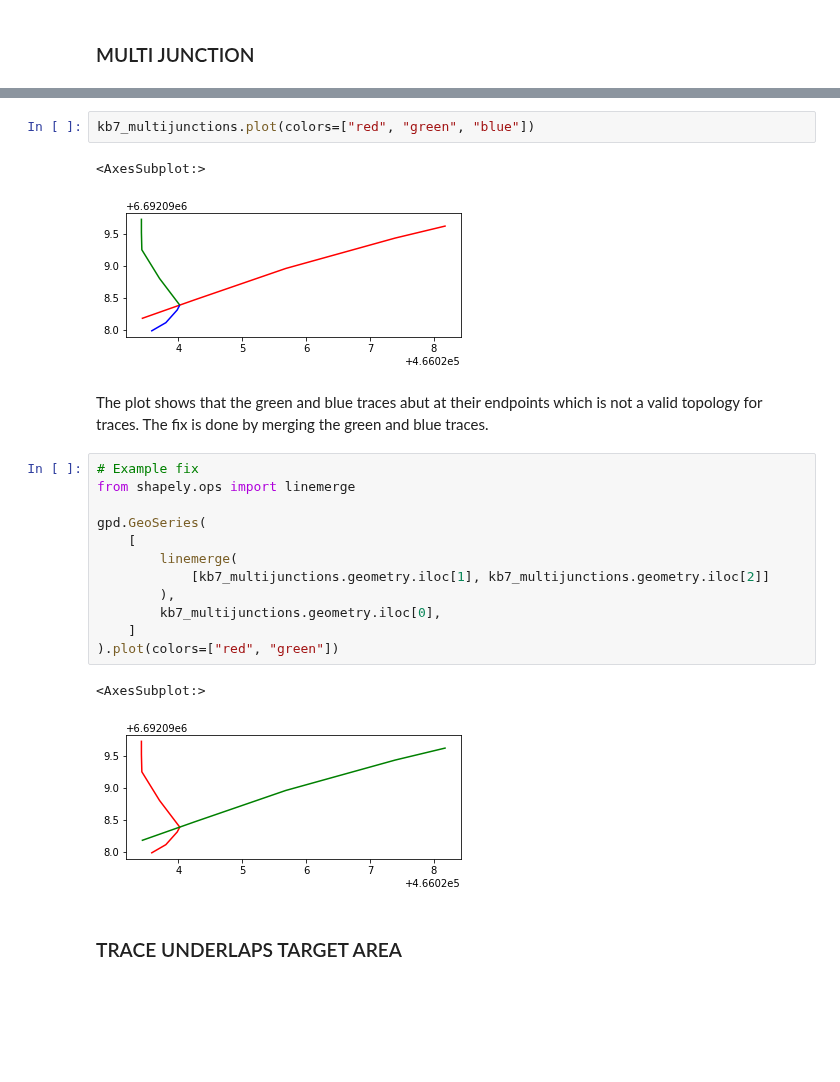
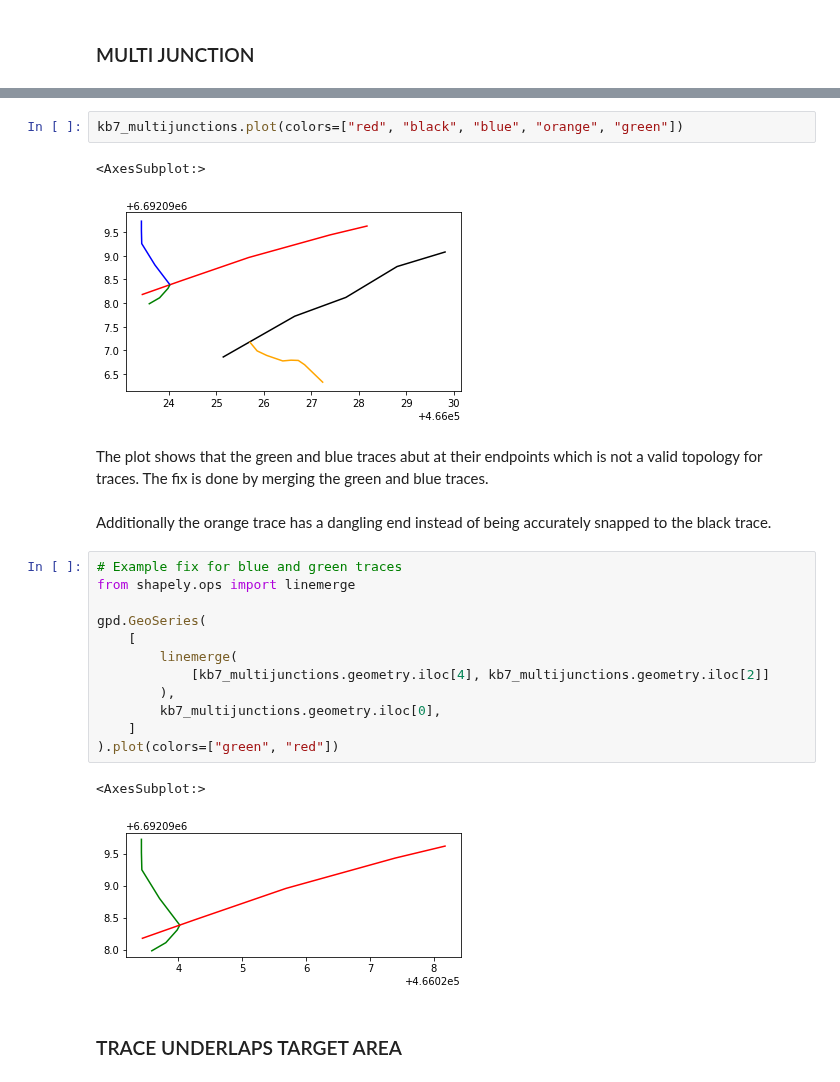
Before and after one commit to nialov/fractopo, a Jupyter notebook: docs_src/notebooks/fractopo_validation_2.ipynb, the cells around one changed output, grey strips where cells are left out. Drawn from its saved outputs; the diff is of its cells as text; blank space fills up the shorter version.

```diff
--- a/docs_src/notebooks/fractopo_validation_2.ipynb
+++ b/docs_src/notebooks/fractopo_validation_2.ipynb
@@ -84,28 +94,30 @@ kb7_multijunctions
 | 219 | None | 0.619474 | LINESTRING (466023.571 6692097.97... | [MULTI JUNCTION] |
 # %%
-kb7_multijunctions.plot(colors=["red", "green", "blue"])
+kb7_multijunctions.plot(colors=["red", "black", "blue", "orange", "green"])
 # %% [output]
 <AxesSubplot:>
-[figure, old version]
+[figure, new version]
 # %% [markdown]
 The plot shows that the green and blue traces abut at their endpoints
 which is not a valid topology for traces.
 The fix is done by merging the green and blue traces.
+# %% [markdown]
+Additionally the orange trace has a dangling end instead of being accurately snapped to the black trace.
 # %%
-# Example fix
+# Example fix for blue and green traces
 from shapely.ops import linemerge
 
 gpd.GeoSeries(
     [
         linemerge(
-            [kb7_multijunctions.geometry.iloc[1], kb7_multijunctions.geometry.iloc[2]]
+            [kb7_multijunctions.geometry.iloc[4], kb7_multijunctions.geometry.iloc[2]]
         ),
         kb7_multijunctions.geometry.iloc[0],
     ]
-).plot(colors=["red", "green"])
+).plot(colors=["green", "red"])
 # %% [output]
 <AxesSubplot:>
-[figure, old version]
+[figure, new version]
 # %% [markdown]
 ### TRACE UNDERLAPS TARGET AREA
 # %%
```
Also changed, not shown: parts of 4 cells of this notebook, 7 other files.
